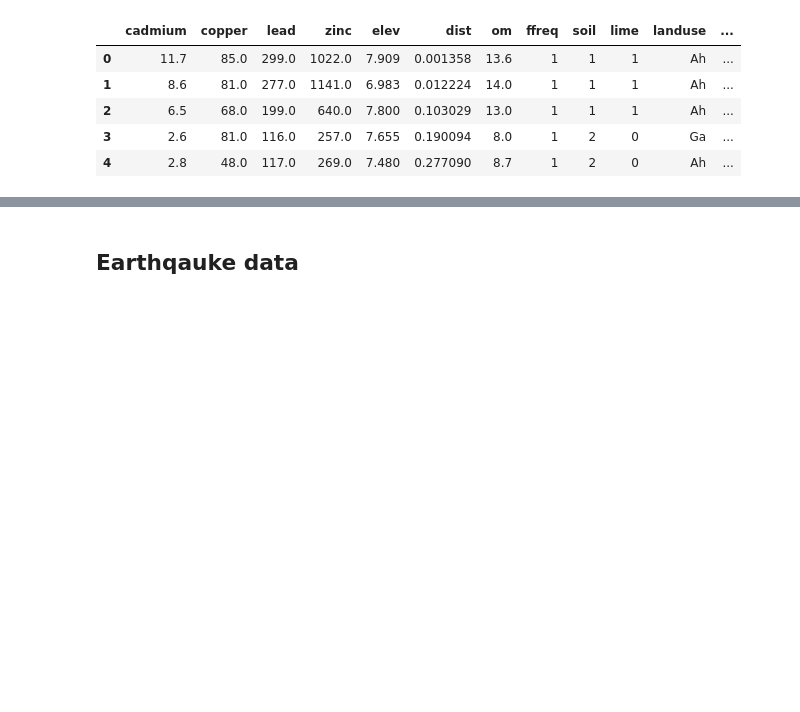
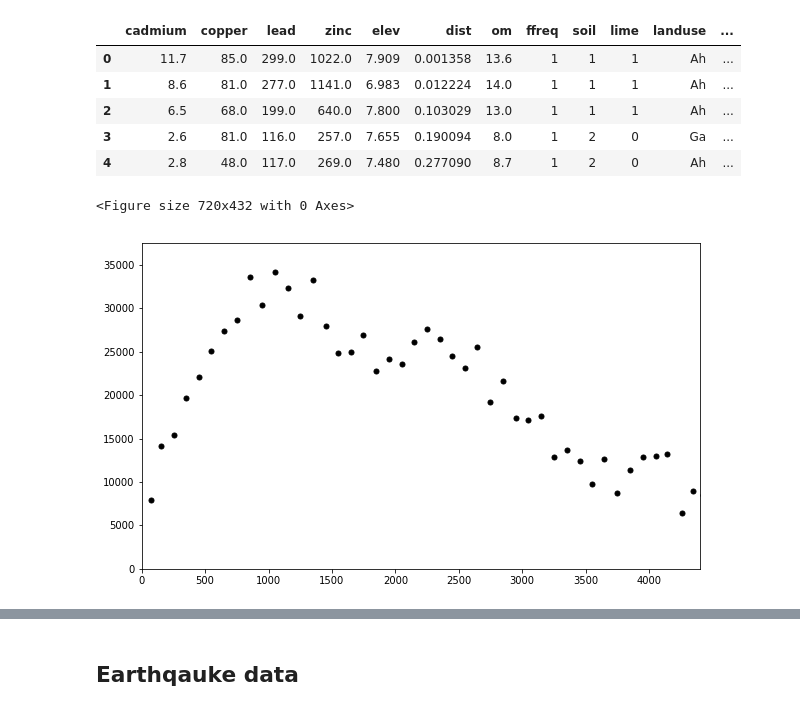
Before and after one commit to juifa-tsai/outreach, a Jupyter notebook: kriging/variogram.ipynb, the cells around one changed output, grey strips where cells are left out. Drawn from its saved outputs; the diff is of its cells as text; code cells hidden in the pictures; blank space fills up the shorter version.

```diff
--- a/kriging/variogram.ipynb
+++ b/kriging/variogram.ipynb
@@ -258,3 +328,11 @@ gdf.head()
 | 2 | 6.5 | 68.0 | 199.0 | 640.0 | 7.800 | 0.103029 | 13.0 | 1 | 1 | 1 | Ah | ... |
 | 3 | 2.6 | 81.0 | 116.0 | 257.0 | 7.655 | 0.190094 | 8.0 | 1 | 2 | 0 | Ga | ... |
 | 4 | 2.8 | 48.0 | 117.0 | 269.0 | 7.480 | 0.277090 | 8.7 | 1 | 2 | 0 | Ah | ... |
+# %%
+VAR = variogram(100)
+VAR.calculate(gdf[['x', 'y']], gdf['lead'])
+PLT.figure(figsize=[10,6])
+VAR.plot()
+# %% [output]
+<Figure size 720x432 with 0 Axes>
+[figure, added]
```
Also changed, not shown: parts of 22 cells of this notebook.
